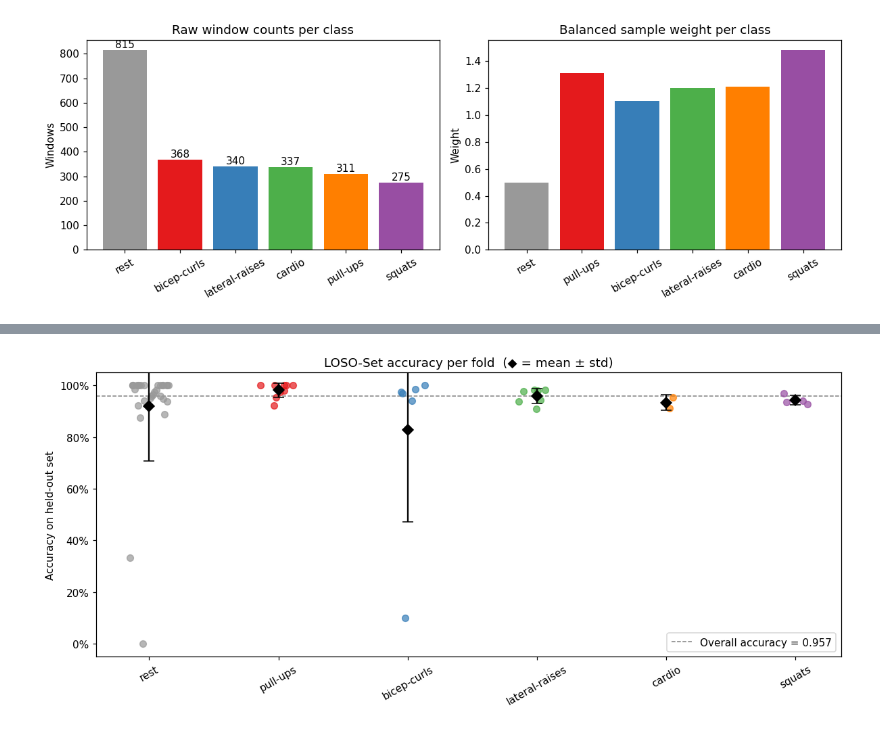
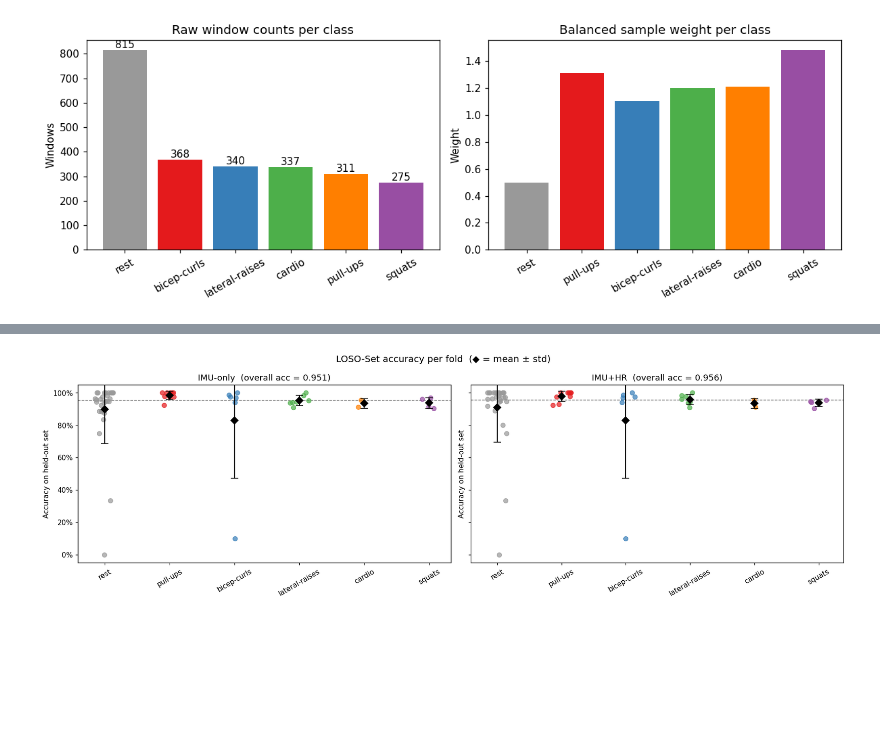
Before and after one commit to nthPerson/Apple_Watch_Activity_Recognition, a Jupyter notebook: model_training.ipynb, the cells around one changed output, grey strips where cells are left out. Saved outputs shown, nothing was run; the diff lists cells and outputs as text; code cells hidden in the pictures; blank space fills up the shorter version.

```diff
--- a/model_training.ipynb
+++ b/model_training.ipynb
@@ -333,0 +448,19 @@ Done — 58 folds completed.
+# %%
+# ── Run LOSO-Set CV for both configurations ──────────────────────────────────
+cv_results = {}
+
+for config_name, cfg in CONFIGS.items():
+    print(f"\n{'='*60}")
+    print(f"  Running LOSO-Set CV: {config_name}  ({cfg['X'].shape[1]} features)")
+    print(f"{'='*60}")
+    y_true, y_pred, fold_df = run_loso_cv(
+        cfg["X"], y, groups, cfg["params"], config_name
+    )
+    metrics = compute_metrics(y_true, y_pred)
+    cv_results[config_name] = {
+        "y_true": y_true, "y_pred": y_pred,
+        "fold_df": fold_df, "metrics": metrics,
+    }
+    print(f"  Accuracy:          {metrics['accuracy']:.4f}")
+    print(f"  Balanced accuracy: {metrics['balanced_accuracy']:.4f}")
+    print(f"  Macro F1:          {metrics['macro_f1']:.4f}")
@@ -370,38 +527,42 @@ Overall macro-averaged F1-score : 0.9589
 # %%
-# ── Per-fold accuracy strip plot, grouped by activity ─────────────────────────
+# ── Per-fold accuracy strip plot for both configurations ──────────────────────
 activities_ordered = [LABEL_MAP[i] for i in sorted(LABEL_MAP)]
 act_positions = {act: i for i, act in enumerate(activities_ordered)}
 
-fig, ax = plt.subplots(figsize=(11, 5))
-for _, row in results_df.iterrows():
-    x = act_positions[row["activity"]]
-    color = LABEL_COLORS[row["label"]]
-    ax.scatter(x + np.random.uniform(-0.15, 0.15), row["accuracy"],
-               color=color, alpha=0.7, s=40, zorder=3)
+fig, axes = plt.subplots(1, 2, figsize=(16, 5), sharey=True)
 
-# Overlay mean ± std per activity
-for act in activities_ordered:
-    sub = results_df[results_df["activity"] == act]
-    if len(sub) == 0:
-        continue
-    x = act_positions[act]
-    m, s = sub["accuracy"].mean(), sub["accuracy"].std()
-    ax.errorbar(x, m, yerr=s, fmt="D", color="black",
-                markersize=7, capsize=5, zorder=4, linewidth=1.5)
+for ax, config_name in zip(axes, CONFIGS):
+    results_df = cv_results[config_name]["fold_df"]
+    overall_acc = cv_results[config_name]["metrics"]["accuracy"]
 
-ax.set_xticks(range(len(activities_ordered)))
-ax.set_xticklabels(activities_ordered, rotation=30)
-ax.set_ylabel("Accuracy on held-out set")
-ax.set_title("LOSO-Set accuracy per fold  (◆ = mean ± std)")
-ax.set_ylim(-0.05, 1.05)
-ax.axhline(overall_acc, color="grey", linestyle="--", linewidth=1,
-           label=f"Overall accuracy = {overall_acc:.3f}")
-ax.legend()
-ax.yaxis.set_major_formatter(ticker.PercentFormatter(xmax=1))
+    for _, row in results_df.iterrows():
+        x = act_positions[row["activity"]]
+        color = LABEL_COLORS[row["label"]]
+        ax.scatter(x + np.random.uniform(-0.15, 0.15), row["accuracy"],
+                   color=color, alpha=0.7, s=40, zorder=3)
+
+    for act in activities_ordered:
+        sub = results_df[results_df["activity"] == act]
+        if len(sub) == 0:
+            continue
+        x = act_positions[act]
+        m, s = sub["accuracy"].mean(), sub["accuracy"].std()
+        ax.errorbar(x, m, yerr=s, fmt="D", color="black",
+                    markersize=7, capsize=5, zorder=4, linewidth=1.5)
+
+    ax.set_xticks(range(len(activities_ordered)))
+    ax.set_xticklabels(activities_ordered, rotation=30)
+    ax.set_ylabel("Accuracy on held-out set")
+    ax.set_title(f"{config_name}  (overall acc = {overall_acc:.3f})")
+    ax.set_ylim(-0.05, 1.05)
+    ax.axhline(overall_acc, color="grey", linestyle="--", linewidth=1)
+    ax.yaxis.set_major_formatter(ticker.PercentFormatter(xmax=1))
+
+plt.suptitle("LOSO-Set accuracy per fold  (◆ = mean ± std)", fontsize=13)
 plt.tight_layout()
 plt.show()
 # %% [output]
-[figure, old version]
+[figure, new version]
 # %% [markdown]
 ---
 ## Step 7 — Aggregate Evaluation
```
Also changed, not shown: parts of 29 cells of this notebook, 6 other files.
